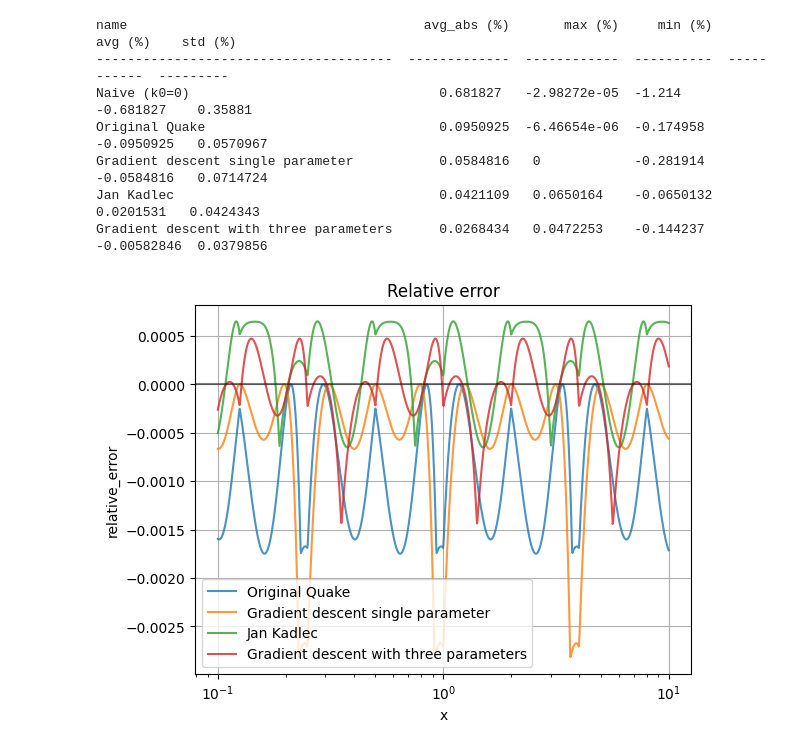
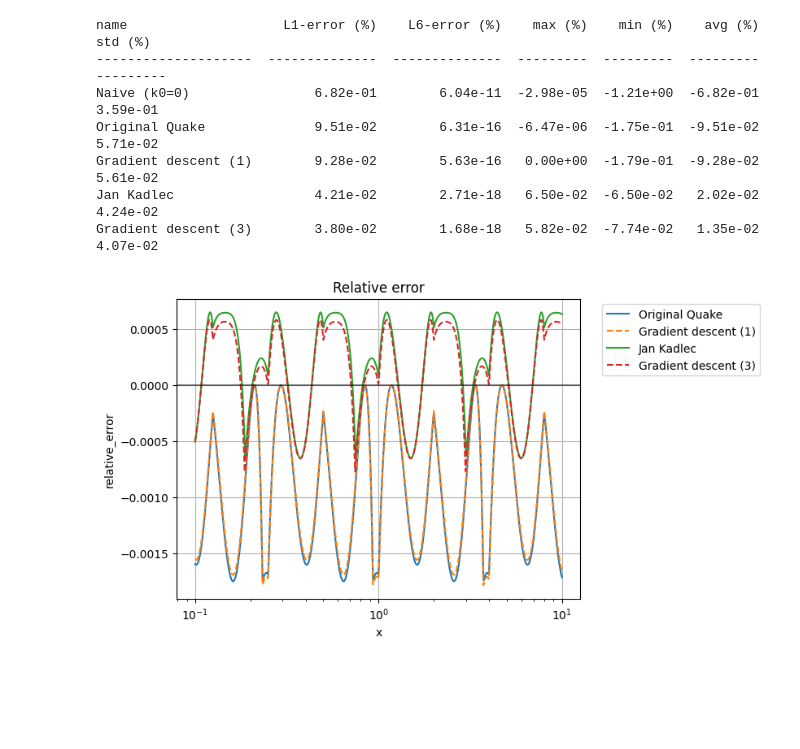
Before and after one commit to williamyang98/fast_inverse_square_root_quake, a Jupyter notebook: fast_inverse_sqrt.ipynb, the cells around one changed output. Drawn from its saved outputs; the diff is of its cells as text; code cells hidden in the pictures; blank space fills up the shorter version.

Commit message:
Updated with L6 norm results

```diff
--- a/fast_inverse_sqrt.ipynb
+++ b/fast_inverse_sqrt.ipynb
@@ -22,53 +22,57 @@ y_target = 1.0/np.sqrt(x)
 x = x.astype(np.float32)
 y_target = y_target.astype(np.float32)
 
+# Gradient descent coefficients were found using derive_fast_invsqrt_*.cpp
 benchmarks = [
     ("Naive (k0=0)", lambda x: quick_invsqrt_quake(x, 381<<22)),
     ("Original Quake", lambda x: quick_invsqrt_quake(x, 0x5F3759DF)),
-    ("Gradient descent single parameter", lambda x: quick_invsqrt_quake(x, 1597311293)),
+    #("Gradient descent (1)", lambda x: quick_invsqrt_quake(x, 1597311293)), # L2-norm
+    ("Gradient descent (1)", lambda x: quick_invsqrt_quake(x, 1597457112)), # L6-norm
     ("Jan Kadlec", lambda x: quick_invsqrt_jan_kadlec(x, [0x5F1FFFF9, -0.703952253, 0.703952253*2.38924456])),
-    ("Gradient descent with three parameters", lambda x: quick_invsqrt_jan_kadlec(x, [1591369693, -2.13550628, 2.43447248])),
+    #("Gradient descent (3)", lambda x: quick_invsqrt_jan_kadlec(x, [1591369693, -2.13550628, 2.43447248])), # L2-norm
+    ("Gradient descent (3)", lambda x: quick_invsqrt_jan_kadlec(x, [1595889709,-0.70966386,1.68637413])), # L6-norm
 ]
 
 N = len(benchmarks)
 y_pred = [None]*N
 y_error_rel = [None]*N
 y_table = [None]*N
 
 for i in range(N):
     (name, func) = benchmarks[i]
     y_pred[i] = func(x)
     y_error_rel[i] = (y_pred[i] - y_target) / y_target
     e = y_error_rel[i]
-    e_abs_avg = np.mean(np.abs(e))
+    e_l1 = np.mean(np.abs(e))
+    e_l6 = np.mean(np.power(e,6))
     e_max = np.max(e)
     e_min = np.min(e)
     e_avg = np.mean(e)
     e_std = np.std(e)
-    y_table[i] = [name, e_abs_avg*1e2, e_max*1e2, e_min*1e2, e_avg*1e2, e_std*1e2]
-print(tabulate(y_table, headers=["name", "avg_abs (%)", "max (%)", "min (%)", "avg (%)", "std (%)"]))
+    y_table[i] = [name, e_l1*1e2, e_l6*1e2, e_max*1e2, e_min*1e2, e_avg*1e2, e_std*1e2]
+print(tabulate(y_table, headers=["name", "L1-error (%)", "L6-error (%)", "max (%)", "min (%)", "avg (%)", "std (%)"], floatfmt=".2e"))
 
 fig = plt.figure()
 ax = fig.add_subplot(1,1,1)
 for i in range(N):
-    if i == 0:
-        # ignore naive results, they are not worth comparing
-        continue
+    # ignore naive results, they are not worth comparing
+    if i == 0: continue
+    linestyle = "-" if i % 2 != 0 else "--"
     name, _ = benchmarks[i]
-    ax.plot(x, y_error_rel[i], label=f"{name}", alpha=0.8 if i > 0 else 1.0)
+    ax.plot(x, y_error_rel[i], label=f"{name}", linestyle=linestyle)
 ax.axhline(0, color="black", alpha=0.5)
 ax.set_xscale("log")
 ax.set_xlabel("x")
 ax.set_ylabel("relative_error")
 ax.set_title("Relative error")
 ax.grid(True)
-_ = ax.legend()
+_ = ax.legend(bbox_to_anchor=(1.04, 1), loc="upper left")
 # %% [output]
-name                                      avg_abs (%)       max (%)     min (%)      avg (%)    std (%)
---------------------------------------  -------------  ------------  ----------  -----------  ---------
-Naive (k0=0)                                0.681827   -2.98272e-05  -1.214      -0.681827    0.35881
-Original Quake                              0.0950925  -6.46654e-06  -0.174958   -0.0950925   0.0570967
-Gradient descent single parameter           0.0584816   0            -0.281914   -0.0584816   0.0714724
-Jan Kadlec                                  0.0421109   0.0650164    -0.0650132   0.0201531   0.0424343
-Gradient descent with three parameters      0.0268434   0.0472253    -0.144237   -0.00582846  0.0379856
+name                    L1-error (%)    L6-error (%)    max (%)    min (%)    avg (%)    std (%)
+--------------------  --------------  --------------  ---------  ---------  ---------  ---------
+Naive (k0=0)                6.82e-01        6.04e-11  -2.98e-05  -1.21e+00  -6.82e-01   3.59e-01
+Original Quake              9.51e-02        6.31e-16  -6.47e-06  -1.75e-01  -9.51e-02   5.71e-02
+Gradient descent (1)        9.28e-02        5.63e-16   0.00e+00  -1.79e-01  -9.28e-02   5.61e-02
+Jan Kadlec                  4.21e-02        2.71e-18   6.50e-02  -6.50e-02   2.02e-02   4.24e-02
+Gradient descent (3)        3.80e-02        1.68e-18   5.82e-02  -7.74e-02   1.35e-02   4.07e-02
-[figure, old version]
+[figure, new version]
```
Also changed, not shown: 4 other files.
